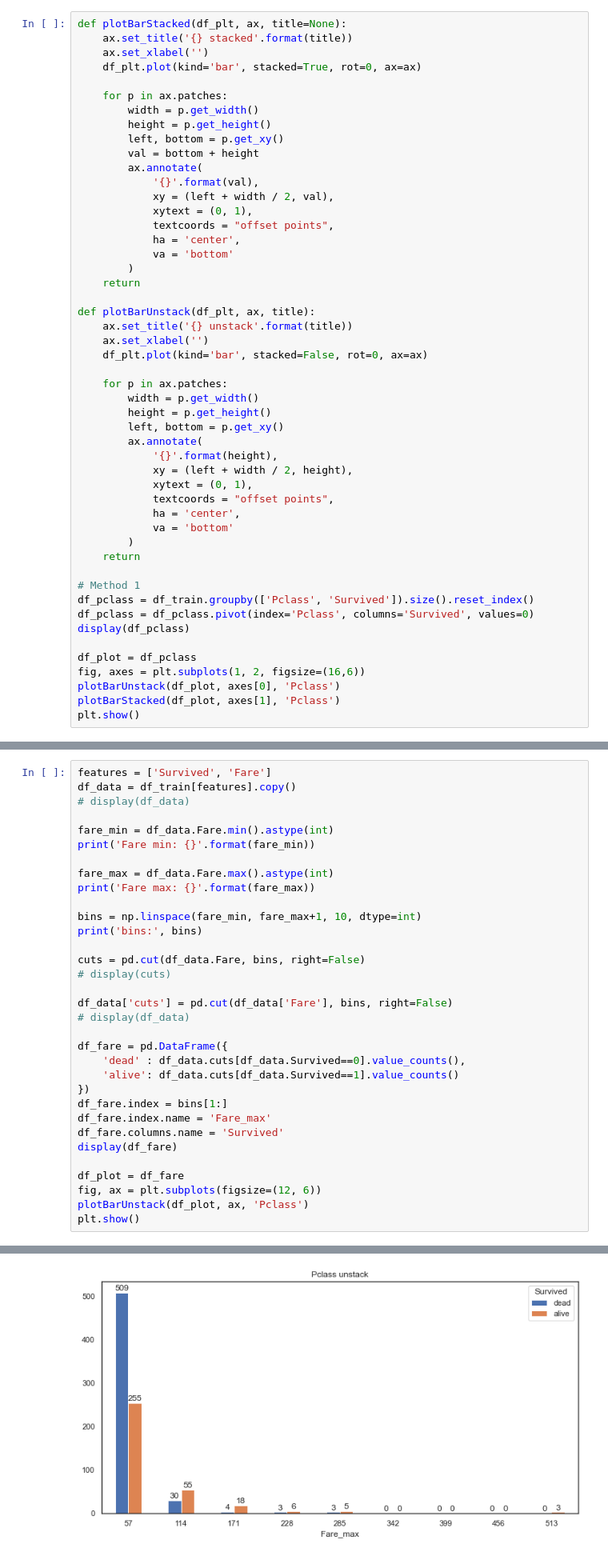
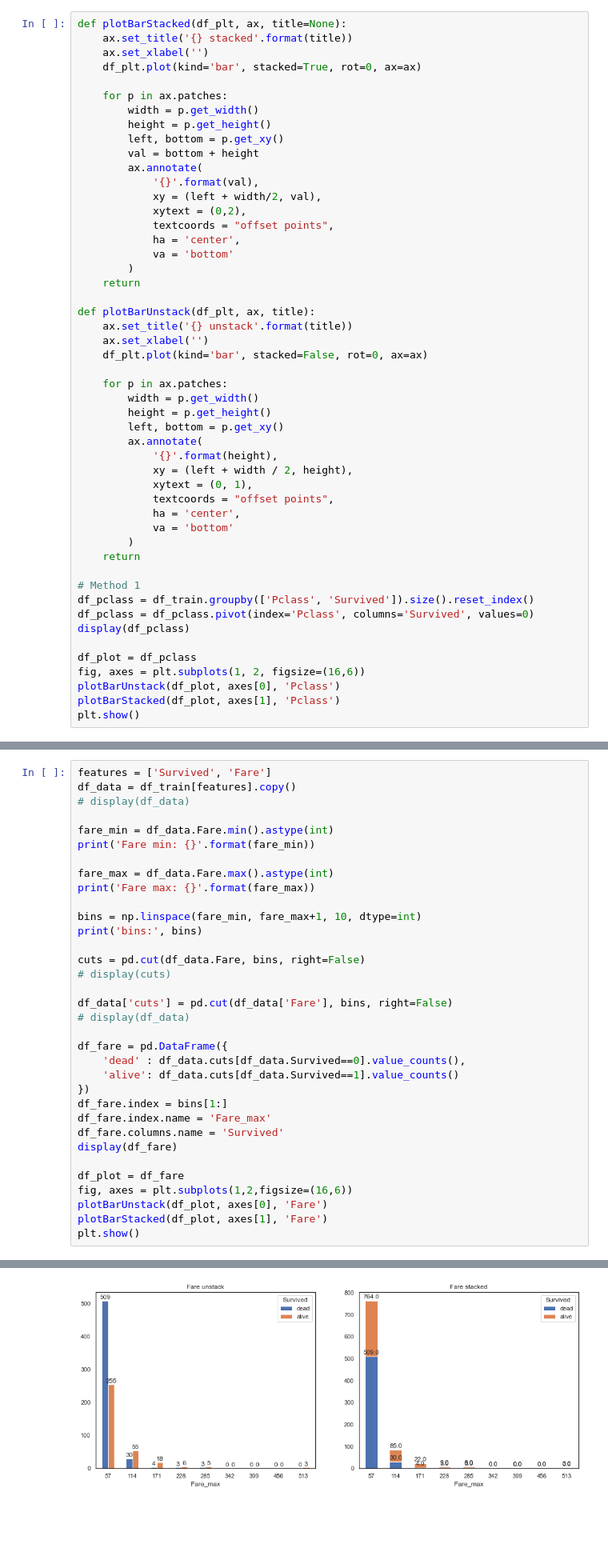
Before and after one commit to morpheus9631/titanic, a Jupyter notebook: ipynb/EDA_v3.02.ipynb, the cells around one changed output, grey strips where cells are left out. Shown: that part at 80% size. Cells and saved outputs as stored; diff of their text form; blank space fills up the shorter version.

```diff
--- a/ipynb/EDA_v3.02.ipynb
+++ b/ipynb/EDA_v3.02.ipynb
@@ -124,8 +125,8 @@ def plotBarStacked(df_plt, ax, title=None):
         val = bottom + height
         ax.annotate(
             '{}'.format(val),
-            xy = (left + width / 2, val),
-            xytext = (0, 1),
+            xy = (left + width/2, val),
+            xytext = (0,2),
             textcoords = "offset points",
             ha = 'center',
             va = 'bottom'
@@ -270,34 +271,35 @@ cuts = pd.cut(df_data.Fare, bins, right=False)
 
 df_data['cuts'] = pd.cut(df_data['Fare'], bins, right=False)
 # display(df_data)
 
 df_fare = pd.DataFrame({
     'dead' : df_data.cuts[df_data.Survived==0].value_counts(),
     'alive': df_data.cuts[df_data.Survived==1].value_counts()
 })
 df_fare.index = bins[1:]
 df_fare.index.name = 'Fare_max'
 df_fare.columns.name = 'Survived'
 display(df_fare)
 
 df_plot = df_fare
-fig, ax = plt.subplots(figsize=(12, 6))
-plotBarUnstack(df_plot, ax, 'Pclass')
+fig, axes = plt.subplots(1,2,figsize=(16,6))
+plotBarUnstack(df_plot, axes[0], 'Fare')
+plotBarStacked(df_plot, axes[1], 'Fare')
 plt.show()
 # %% [output]
 Fare min: 0
 Fare max: 512
 bins: [  0  57 114 171 228 285 342 399 456 513]
 | Survived | dead | alive |
 | Fare_max |  |  |
 | 57 | 509 | 255 |
 | 114 | 30 | 55 |
 | 171 | 4 | 18 |
 | 228 | 3 | 6 |
 | 285 | 3 | 5 |
 | 342 | 0 | 0 |
 | 399 | 0 | 0 |
 | 456 | 0 | 0 |
 | 513 | 0 | 3 |
-[figure, old version]
+[figure, new version]
 # %%
```
Also changed, not shown: parts of 13 cells of this notebook, 3 other files.
